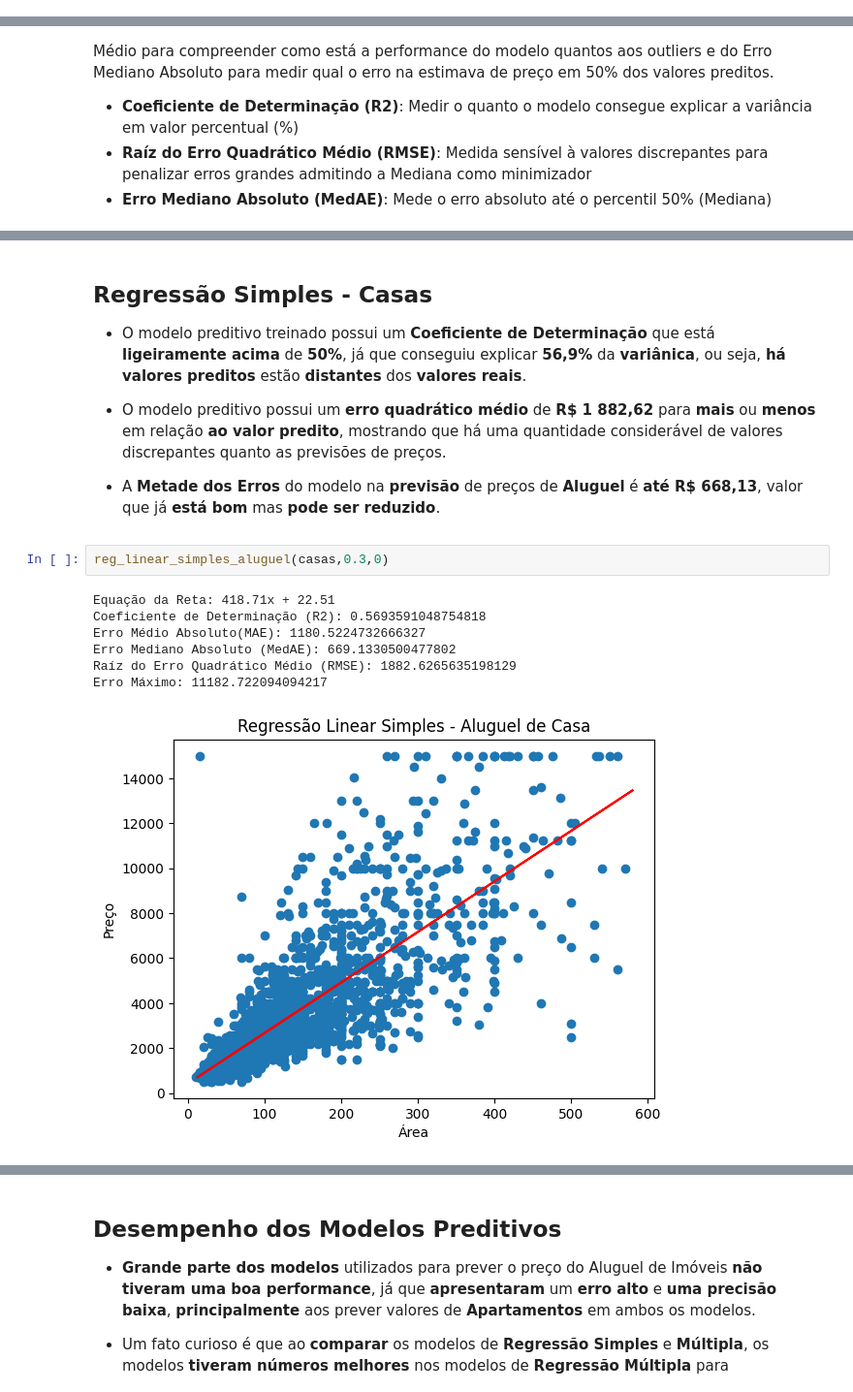
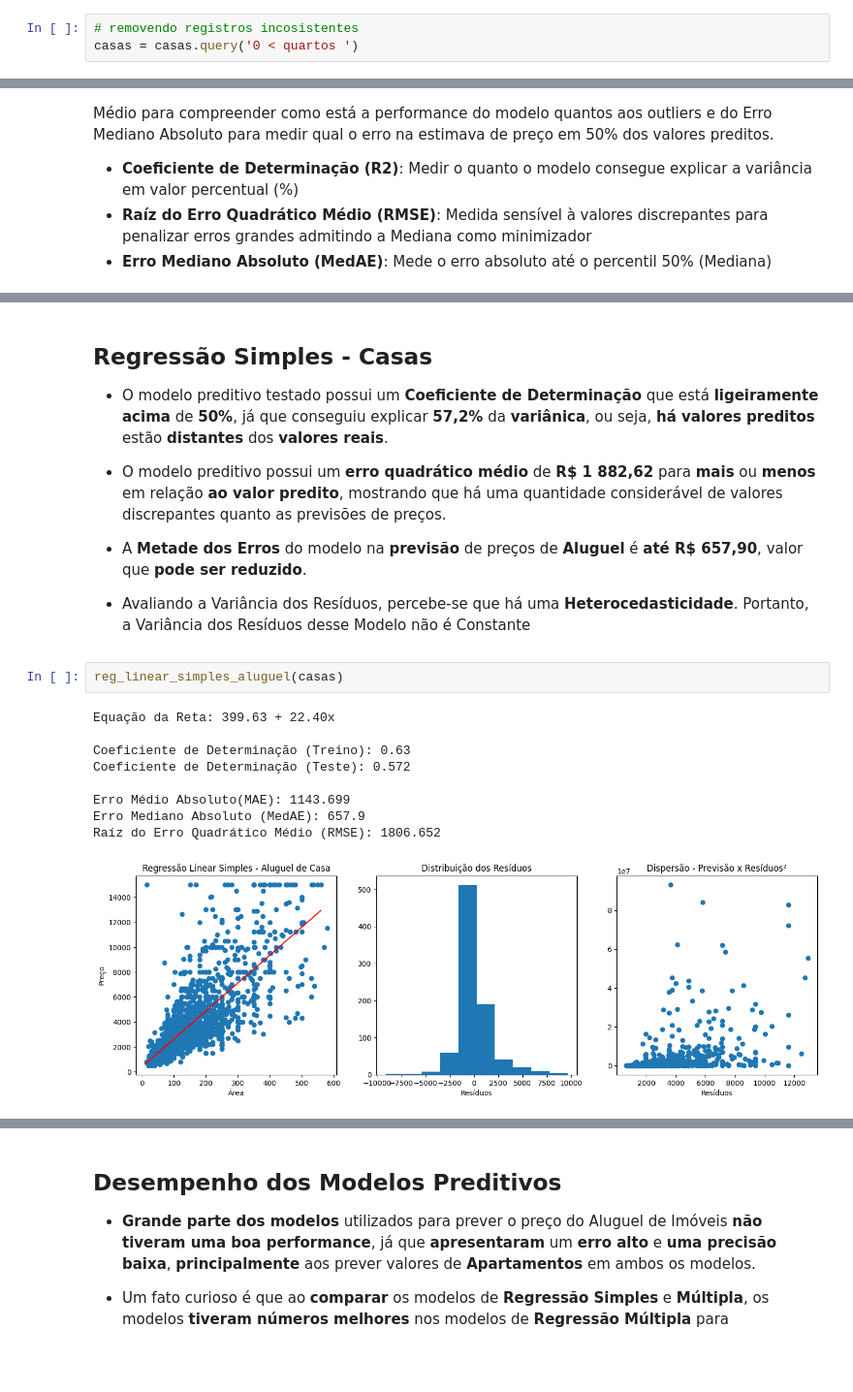
Before and after one commit to GabrielUruga/RegressaoLinear, a Jupyter notebook: Projeto Prático 2.ipynb, the cells around one changed output, grey strips where cells are left out. Shown at 97% size. Cells and saved outputs as stored; diff of their text form; blank space fills up the shorter version.

```diff
--- a/Projeto Prático 2.ipynb
+++ b/Projeto Prático 2.ipynb
@@ -1109,3 +1437,6 @@ casas.describe()
+# %%
+# removendo registros incosistentes
+casas = casas.query('0 < quartos ')
 # %% [markdown]
 ## Outliers
 
@@ -1696,21 +2082,25 @@ Erro Máximo: 12289.970240009901
 # %% [markdown]
 ## Regressão Simples - Casas
 
-* O modelo preditivo treinado possui um **Coeficiente de Determinação** que está **ligeiramente acima** de **50%**, já que conseguiu explicar **56,9%** da **variânica**, ou seja, **há valores preditos** estão **distantes** dos **valores reais**.
+* O modelo preditivo testado possui um **Coeficiente de Determinação** que está **ligeiramente acima** de **50%**, já que conseguiu explicar **57,2%** da **variânica**, ou seja, **há valores preditos** estão **distantes** dos **valores reais**.
 
 * O modelo preditivo possui um **erro quadrático médio** de **R\$ 1 882,62** para **mais** ou **menos** em relação **ao valor predito**, mostrando que há uma quantidade considerável de valores discrepantes quanto as previsões de preços.
 
-* A **Metade dos Erros** do modelo na **previsão** de preços de **Aluguel** é **até R\$ 668,13**, valor que já **está bom** mas **pode ser reduzido**.
+* A **Metade dos Erros** do modelo na **previsão** de preços de **Aluguel** é **até R\$ 657,90**, valor que **pode ser reduzido**.
+
+* Avaliando a Variância dos Resíduos, percebe-se que há uma **Heterocedasticidade**. Portanto, a Variância dos Resíduos desse Modelo não é Constante
 # %%
-reg_linear_simples_aluguel(casas,0.3,0)
+reg_linear_simples_aluguel(casas)
 # %% [output]
-Equação da Reta: 418.71x + 22.51
-Coeficiente de Determinação (R2): 0.5693591048754818
-Erro Médio Absoluto(MAE): 1180.5224732666327
-Erro Mediano Absoluto (MedAE): 669.1330500477802
-Raíz do Erro Quadrático Médio (RMSE): 1882.6265635198129
-Erro Máximo: 11182.722094094217
+Equação da Reta: 399.63 + 22.40x
+
+Coeficiente de Determinação (Treino): 0.63
+Coeficiente de Determinação (Teste): 0.572
+
+Erro Médio Absoluto(MAE): 1143.699
+Erro Mediano Absoluto (MedAE): 657.9
+Raíz do Erro Quadrático Médio (RMSE): 1806.652
-[figure, old version]
+[figure, new version]
 # %% [markdown]
 ## Regressão Múltipla - Casas
 
```
Also changed, not shown: parts of 164 cells of this notebook.
